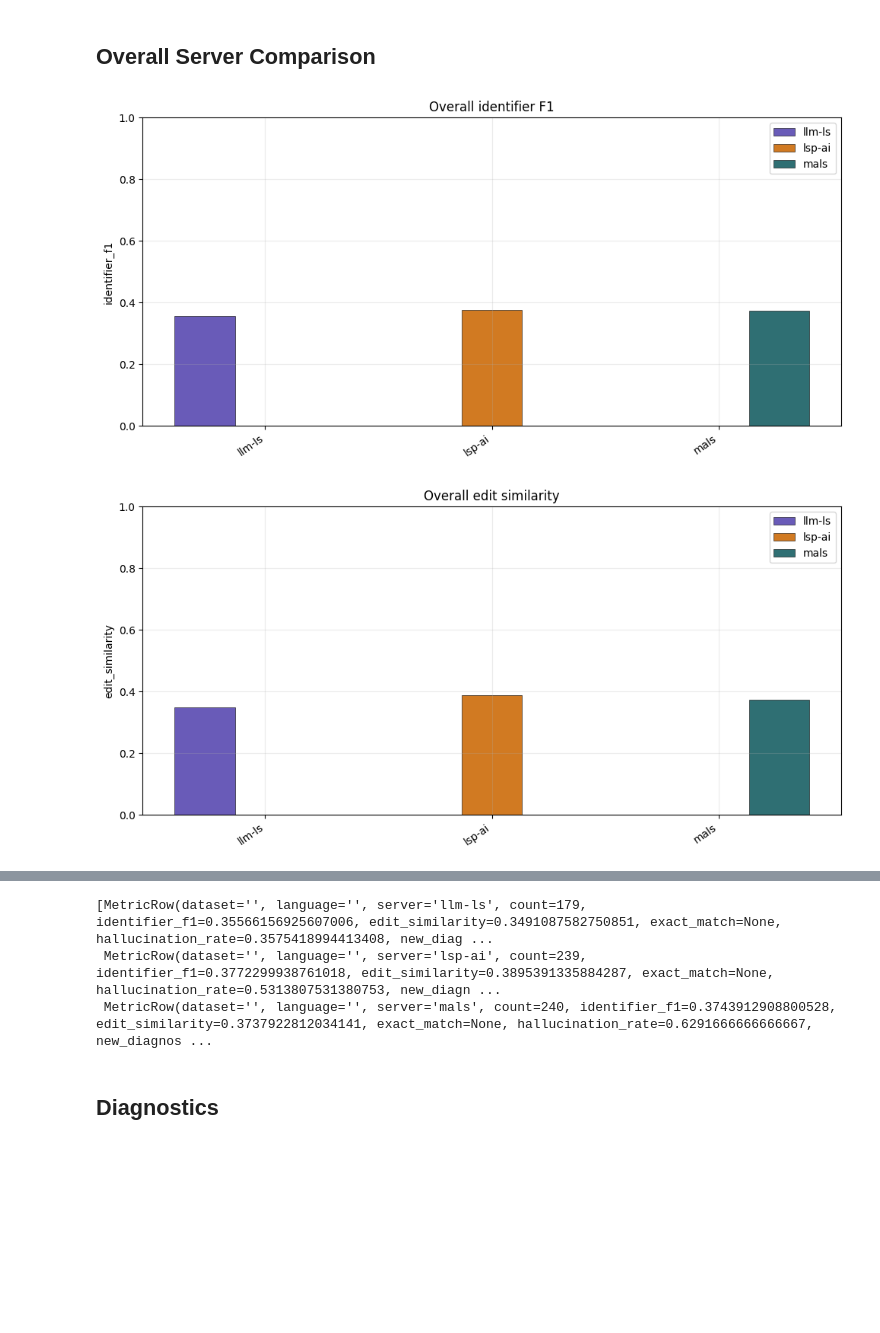
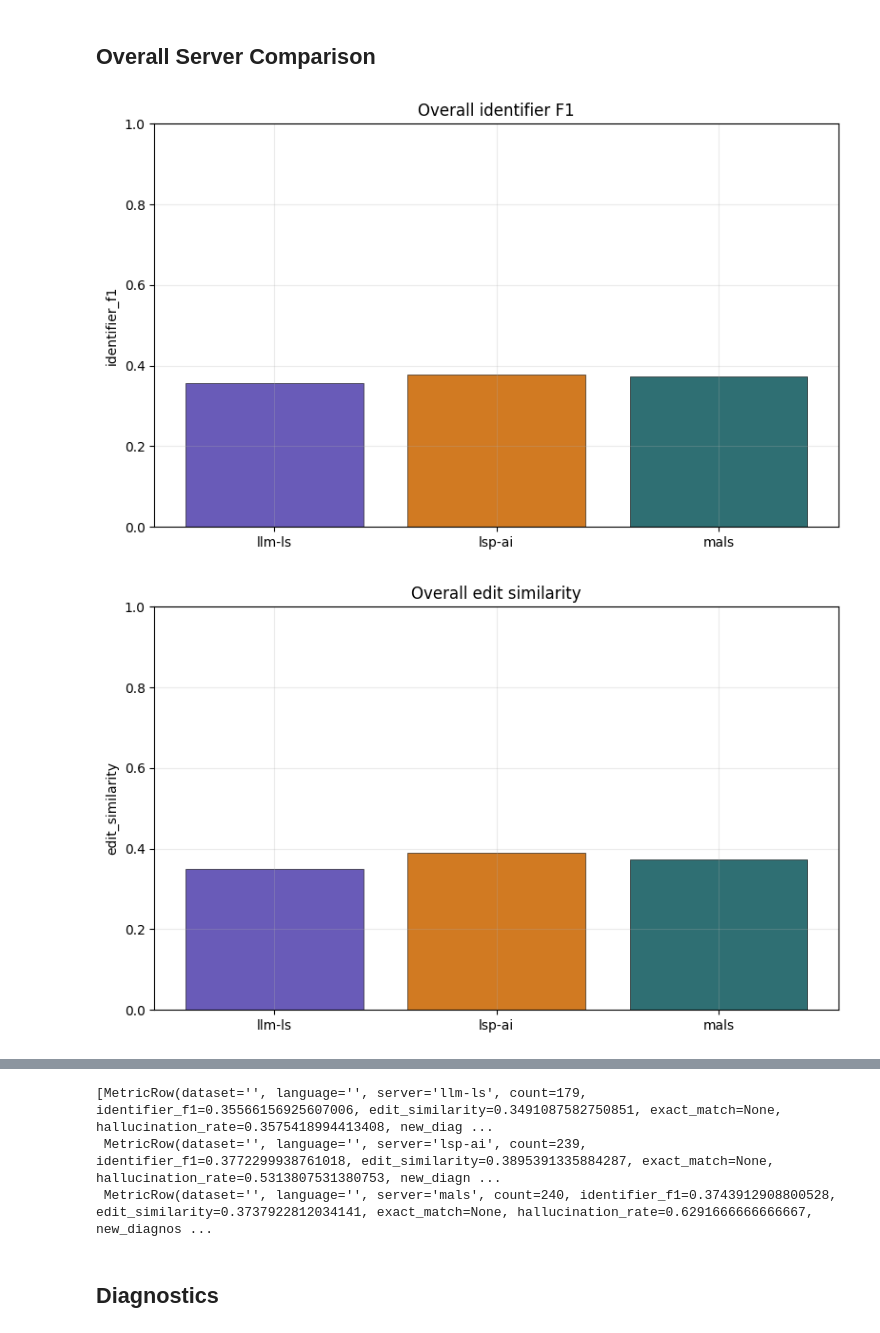
Before and after one commit to klephron/mals-test, a Jupyter notebook: scripts/plot.ipynb, the cells around one changed output, grey strips where cells are left out. Drawn from its saved outputs; the diff is of its cells as text; code cells hidden in the pictures; blank space fills up the shorter version.

```diff
--- a/scripts/plot.ipynb
+++ b/scripts/plot.ipynb
@@ -212,7 +212,7 @@ def plot_grouped_bars(rows: list[MetricRow], metric: str, title: str, x_field: s
     ax.set_xticks(x)
     ax.set_xticklabels(labels, rotation=35, ha="right")
     if all((getattr(row, metric) is None or 0 <= getattr(row, metric) <= 1) for row in rows):
-        ax.set_ylim(-0.1 if metric == 'hallucination_rate' else 0, 1)
+        ax.set_ylim(0, 1)
     ax.legend()
     fig.tight_layout()
     plt.show()
@@ -222,6 +222,31 @@ def add_label(rows: list[MetricRow], *fields: str) -> list[MetricRow]:
         replace(row, label=' / '.join(str(getattr(row, field)) for field in fields if getattr(row, field)))
         for row in rows
     ]
+
+def plot_server_bars(rows: list[MetricRow], metric: str, title: str):
+    rows = [row for row in rows if getattr(row, metric) is not None]
+    if not rows:
+        print(f"No data for {metric}")
+        return
+
+    rows = sorted(rows, key=lambda row: row.server)
+    labels = [row.server for row in rows]
+    values = [getattr(row, metric) for row in rows]
+    colors = [SERVER_COLORS.get(row.server) for row in rows]
+
+    fig, ax = plt.subplots(figsize=(8, 5))
+    bars = ax.bar(labels, values, color=colors, edgecolor='black', linewidth=0.4)
+    if metric == 'hallucination_rate':
+        zero_x = [bar.get_x() + bar.get_width() / 2 for bar, value in zip(bars, values) if value == 0]
+        if zero_x:
+            ax.scatter(zero_x, [0] * len(zero_x), marker='_', s=180, color='black', linewidths=2.5, zorder=3)
+
+    ax.set_title(title)
+    ax.set_ylabel(metric)
+    if all(0 <= value <= 1 for value in values):
+        ax.set_ylim(0, 1)
+    fig.tight_layout()
+    plt.show()
 # %% [markdown]
 ## Per Dataset / Language
 # %%
@@ -259,11 +284,10 @@ dataset_rows
 ## Overall Server Comparison
 # %%
 overall_rows = aggregate(metric_rows, ['server'], ['identifier_f1', 'edit_similarity', 'hallucination_rate'])
-overall_rows = add_label(overall_rows, 'server')
-plot_grouped_bars(overall_rows, 'identifier_f1', 'Overall identifier F1')
-plot_grouped_bars(overall_rows, 'edit_similarity', 'Overall edit similarity')
-plot_grouped_bars(overall_rows, 'hallucination_rate', 'Overall hallucination rate')
+plot_server_bars(overall_rows, 'identifier_f1', 'Overall identifier F1')
+plot_server_bars(overall_rows, 'edit_similarity', 'Overall edit similarity')
+plot_server_bars(overall_rows, 'hallucination_rate', 'Overall hallucination rate')
 overall_rows
 # %% [output]
-[figure, old version]
+[figure, new version]
-[figure, old version]
+[figure, new version]
```
Also changed, not shown: parts of 3 cells of this notebook.
